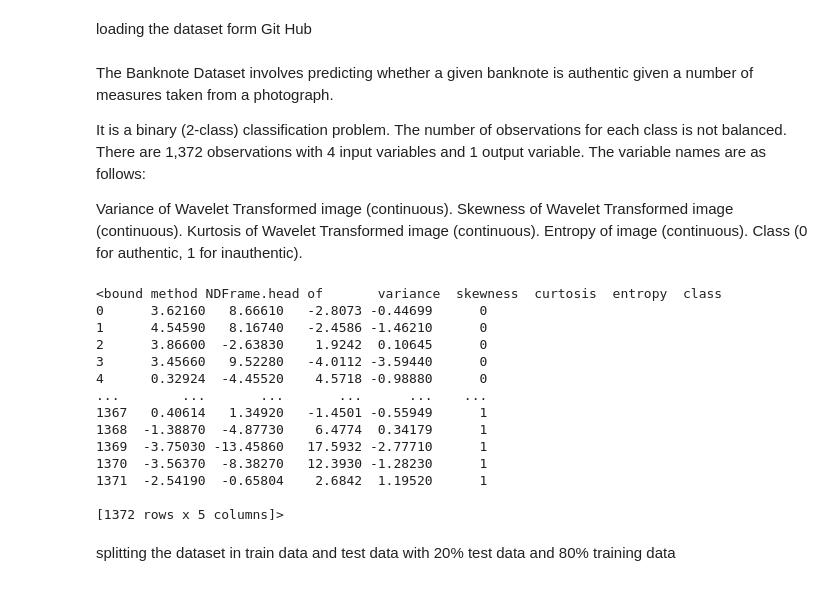
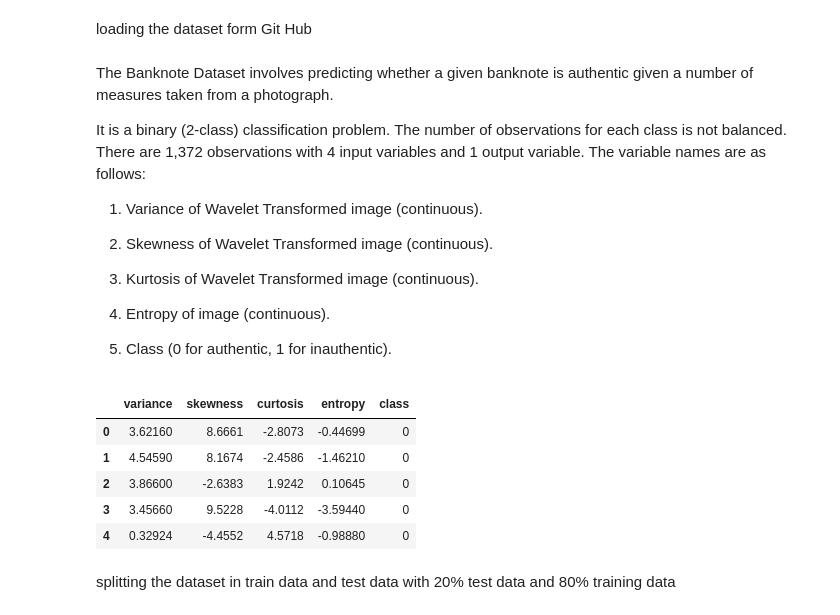
Before and after one commit to Morgoth636/ML_WS22-23, a Jupyter notebook: ML_Projekt.ipynb, the cells around one changed output. Cells and saved outputs as stored; diff of their text form; code cells hidden in the pictures.

```diff
--- a/ML_Projekt.ipynb
+++ b/ML_Projekt.ipynb
@@ -19,28 +19,24 @@ The Banknote Dataset involves predicting whether a given banknote is authentic g
 
 It is a binary (2-class) classification problem. The number of observations for each class is not balanced. There are 1,372 observations with 4 input variables and 1 output variable. The variable names are as follows:
 
-Variance of Wavelet Transformed image (continuous).
-Skewness of Wavelet Transformed image (continuous).
-Kurtosis of Wavelet Transformed image (continuous).
-Entropy of image (continuous).
-Class (0 for authentic, 1 for inauthentic).
+1) Variance of Wavelet Transformed image (continuous).
+
+2) Skewness of Wavelet Transformed image (continuous).
+
+3) Kurtosis of Wavelet Transformed image (continuous).
+
+4) Entropy of image (continuous).
+
+5) Class (0 for authentic, 1 for inauthentic).
 # %%
-df.head
+df.head()
 # %% [output]
-<bound method NDFrame.head of       variance  skewness  curtosis  entropy  class
-0      3.62160   8.66610   -2.8073 -0.44699      0
-1      4.54590   8.16740   -2.4586 -1.46210      0
-2      3.86600  -2.63830    1.9242  0.10645      0
-3      3.45660   9.52280   -4.0112 -3.59440      0
-4      0.32924  -4.45520    4.5718 -0.98880      0
-...        ...       ...       ...      ...    ...
-1367   0.40614   1.34920   -1.4501 -0.55949      1
-1368  -1.38870  -4.87730    6.4774  0.34179      1
-1369  -3.75030 -13.45860   17.5932 -2.77710      1
-1370  -3.56370  -8.38270   12.3930 -1.28230      1
-1371  -2.54190  -0.65804    2.6842  1.19520      1
-
-[1372 rows x 5 columns]>
+|  | variance | skewness | curtosis | entropy | class |
+| 0 | 3.62160 | 8.6661 | -2.8073 | -0.44699 | 0 |
+| 1 | 4.54590 | 8.1674 | -2.4586 | -1.46210 | 0 |
+| 2 | 3.86600 | -2.6383 | 1.9242 | 0.10645 | 0 |
+| 3 | 3.45660 | 9.5228 | -4.0112 | -3.59440 | 0 |
+| 4 | 0.32924 | -4.4552 | 4.5718 | -0.98880 | 0 |
 # %% [markdown]
 splitting the dataset in train data and test data with 20% test data and 80% training data
 # %%
```
Also changed, not shown: parts of 1 cell of this notebook.
